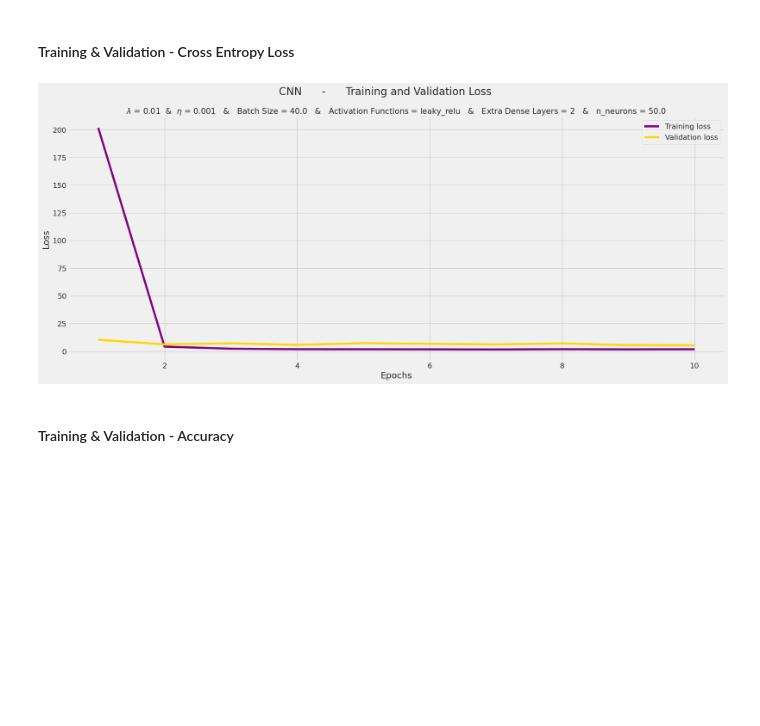
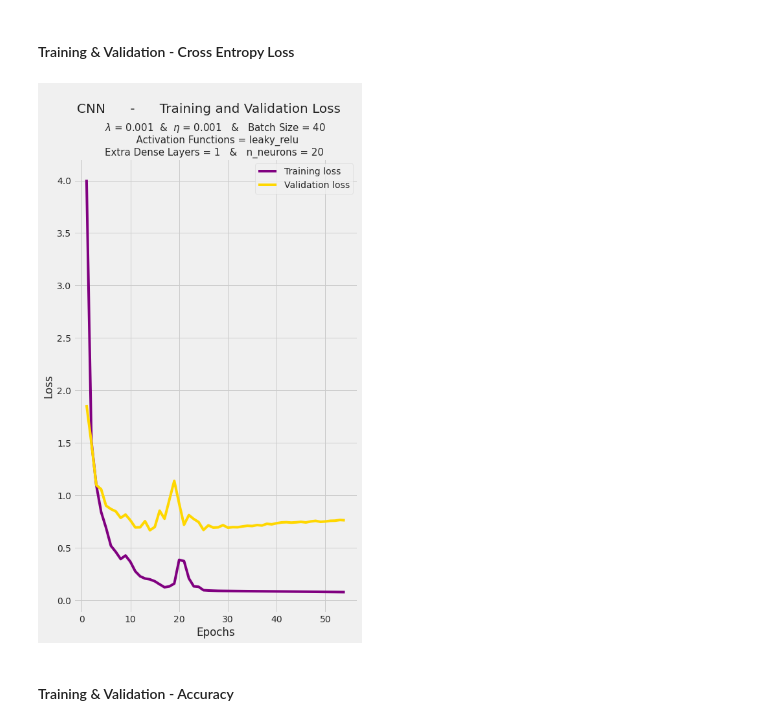
Before and after one commit to gresslos/FYS-STK_Project3, a Jupyter notebook: main.ipynb, the cells around one changed output. Cells and saved outputs as stored; diff of their text form; code cells hidden in the pictures; blank space fills up the shorter version.

```diff
--- a/main.ipynb
+++ b/main.ipynb
@@ -461,13 +409,13 @@ def plot_heatmap(fit_list, var1, var2, string1, string2, png_name):
 
 string1 = '$\lambda$'
 string2 = '$\eta$'
-png_name = 'val_acc_' + string1 + "_" + string2
+png_name = 'val_acc_' + 'lambda' + "_" + 'eta'
 plot_accuracy_evoluton(fit_list, string1, string2, png_name)
 
 
 var1 = lmbd_list
 var2 = eta_list
-png_name = 'heatmap_val_acc' + string1 + "_" + string2
+png_name = 'heatmap_val_acc' + 'lambda' + "_" + 'eta'
 index_max_val_acc, index_max_2d =  plot_heatmap(fit_list, var1, var2, string1, string2, png_name)
 
 
@@ -532,6 +480,7 @@ for batch_size in batch_size_list:
 
             fit.append(fit_fold)
             fold += 1
+            tf.keras.backend.clear_session()
 
         # Save results
         fit_list.append([fit, batch_size, act_func])
@@ -623,12 +572,13 @@ Accuracy(batch_size = 40.0, act_func = leaky_relu) = 0.773
 tf.keras.utils.set_random_seed(seed) # must include for reproducibility
 
 # Defining parameter-space to search for optimal fit
-n_neurons_list = np.linspace(10,70,7)
+n_neurons_list = np.linspace(20,70,6)
 extra_dense_layer_list = [None, 1, 2]
 # had to limit n_neurons_list from 10 elements to 7 because of memory issues
 # had to limit extra_dense_layer_list from 4 elements to 3 because of memory issues
 
-batch_size_IDG = 1 # lower batch_size for ImageDataGenerator because of memory issues
+batch_size_IDG = 8 # lower batch_size for ImageDataGenerator because of memory issues
+
 
 
 print("n_neurons_list = ", n_neurons_list)
@@ -652,7 +602,7 @@ for n_neurons in n_neurons_list:
 
 
             # Initialize a new model for each fold
-            CNN_model = CNN(eta, lmbd, n_filters, n_conv, n_pool, int(n_neurons), act_func, optimizer)
+            CNN_model = CNN(eta, lmbd, n_filters, n_conv, n_pool, int(n_neurons), act_func, optimizer, extra_dense_layer)
             #print("------------------------- SUMMARY --------------------------")
             #CNN_model.summary()
 
@@ -662,6 +612,7 @@ for n_neurons in n_neurons_list:
 
             fit.append(fit_fold)
             fold += 1
+            tf.keras.backend.clear_session()
 
         # Save results
         fit_list.append([fit, n_neurons, extra_dense_layer])
@@ -715,8 +666,9 @@ Accuracy(n_neurons = 50.0, extra_dense_layer = 2) = 0.722
 # %%
 # ---------------- Making Final Model
 epochs = 100
+n_neurons = 20
 
-CNN_model = CNN(eta, lmbd, n_filters, n_conv, n_pool, int(n_neurons), act_func, optimizer)
+CNN_model = CNN(eta, lmbd, n_filters, n_conv, n_pool, int(n_neurons), act_func, optimizer, extra_dense_layer)
 print("------------------------- SUMMARY --------------------------")
 CNN_model.summary()
 
@@ -785,24 +710,24 @@ Epoch 10/100
 # %% [markdown]
 #### Training & Validation - Cross Entropy Loss
 # %%
-plt.figure(figsize= (20, 8))
+plt.figure(figsize= (7, 12))
 plt.style.use('fivethirtyeight')
 
 plt.plot(Epochs, tr_loss, 'purple', label= 'Training loss')
 plt.plot(Epochs, val_loss, 'gold', label= 'Validation loss')
 
 parameter_string = rf"$\lambda$ = {lmbd}  &  $\eta$ = {eta}   &   Batch Size = {batch_size}   &   Activation Functions = {act_func}   &   Extra Dense Layers = {extra_dense_layer}   &   n_neurons = {n_neurons} "
-parameter_string_wrapped = rf"$\lambda$ = {lmbd}  &  $\eta$ = {eta}   &   Batch Size = {batch_size}   &   Activation Functions = {act_func} " + "\n" + f"Extra Dense Layers = {extra_dense_layer}   &   n_neurons = {n_neurons} "
+parameter_string_wrapped = "\n \n \n" + rf"$\lambda$ = {lmbd}  &  $\eta$ = {eta}   &   Batch Size = {batch_size} " + "\n" + f"  Activation Functions = {act_func} " + "\n" + f"Extra Dense Layers = {extra_dense_layer}   &   n_neurons = {n_neurons} "
 #plt.scatter(index_loss + 1, val_lowest, s= 150, c= 'darkblue', label= loss_label)
-plt.suptitle('CNN      -      Training and Validation Loss', fontsize=fontsize)
-plt.title(parameter_string, fontsize=fontsize-5)
+plt.suptitle('CNN      -      Training and Validation Loss \n' , fontsize=fontsize)
+plt.title(parameter_string_wrapped, fontsize=fontsize-5)
 plt.xlabel('Epochs')
 plt.ylabel('Loss')
 plt.legend()
 plt.tight_layout
 plt.savefig("CNN_plots/train_val_loss.png")
 # %% [output]
-[figure, old version]
+[figure, new version]
 # %% [markdown]
 #### Training & Validation - Accuracy
 # %%
```
Also changed, not shown: parts of 18 cells of this notebook.
